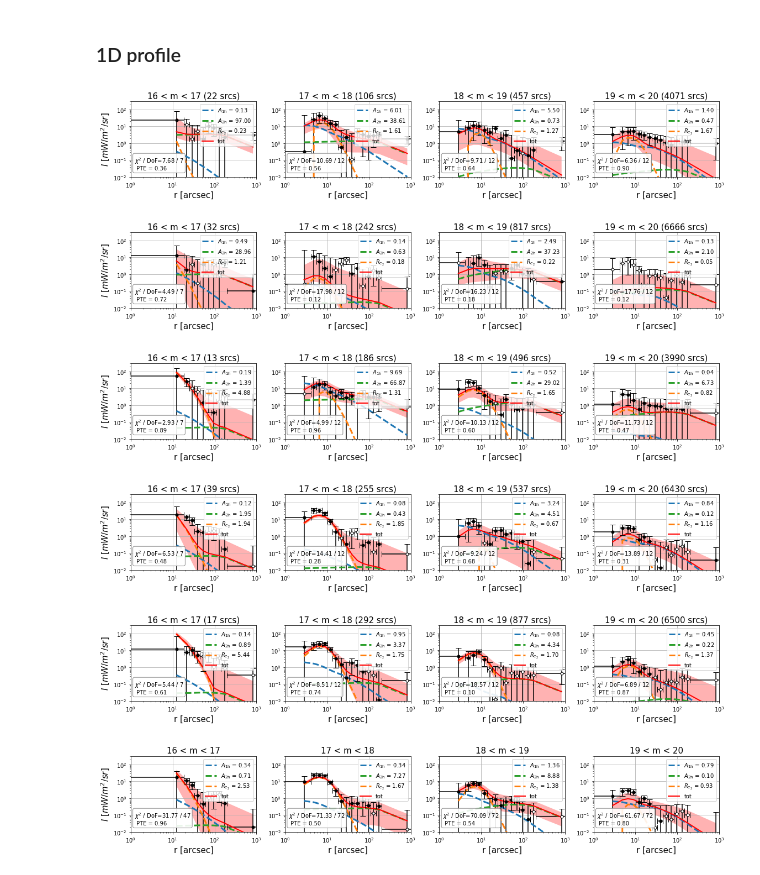
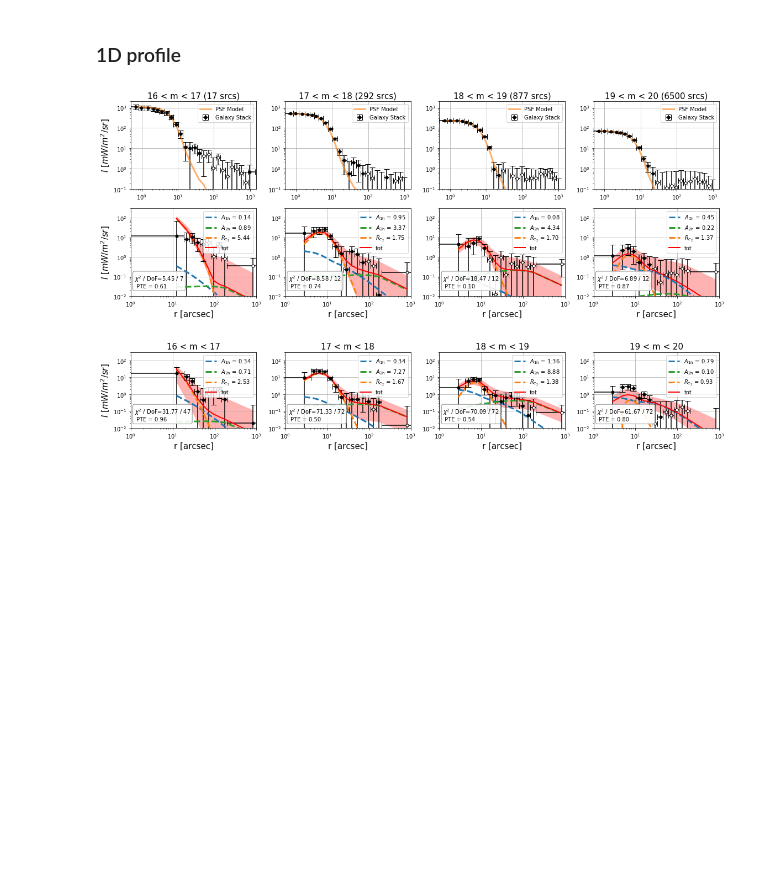
Before and after one commit to yuntingcheng/python_ciber, a Jupyter notebook: stack_modelfit/mcmc.ipynb, the cells around one changed output. Saved outputs shown, nothing was run; the diff lists cells and outputs as text; code cells hidden in the pictures; blank space fills up the shorter version.

```diff
--- a/stack_modelfit/mcmc.ipynb
+++ b/stack_modelfit/mcmc.ipynb
@@ -227,9 +227,12 @@ from run_fit import *
 inst = 1
 filt_order = filt_order_dict[inst]
 for ifield in [4,5,6,7,8]:
-    fig, ax = plt.subplots(1, 4, figsize = (16,3))
+    plt.close()
+    fig, ax = plt.subplots(2, 4, figsize = (16,6))
     for im,(m_min,m_max) in enumerate(zip(magbindict['m_min'],magbindict['m_max'])):
         subsub = True if im==0 else False
+        stackdat = stacking(inst, ifield, m_min, m_max, filt_order=filt_order,
+                    load_from_file=True, BGsub=False, subsub=subsub).stackdat
         param_fit = fit_stacking_mcmc(inst, ifield, im, filt_order,subsub=subsub)
         fitparamdat = get_mcmc_fit_params_3par(inst,im, ifield=ifield,subsub=subsub)
         Re2, A1h, A2h = fitparamdat['Re2'], fitparamdat['A1h'], fitparamdat['A2h'],
@@ -250,53 +253,61 @@ for ifield in [4,5,6,7,8]:
 
         modelprof = param_fit.get_profexcess_model(Re2=Re2_low, A1h=A1h_low, A2h=A2h_low)
         profex_arr_low = modelprof['profex_sub']
         prof1h_arr_low = modelprof['prof1h_sub']
         prof2h_arr_low = modelprof['prof2h_sub']
 
         modelprof = param_fit.get_profexcess_model(Re2=Re2_high, A1h=A1h_high, A2h=A2h_high)
         profex_arr_high = modelprof['profex_sub']
         prof1h_arr_high = modelprof['prof1h_sub']
         prof2h_arr_high = modelprof['prof2h_sub']
 
         rbinedges = param_fit.rsubbinedges
         chi2, pte, dof, chi2_org = param_fit.get_chi2_pte(Npar=3,Re2=Re2, A1h=A1h, A2h=A2h)
 
-        ax[im].loglog(r_arr, prof1h_arr,'C0--', lw=3, label=r'$A_{\rm 1h}$ = %.2f'%A1h)
-        ax[im].loglog(r_arr, prof2h_arr,'C2--', lw=3, label=r'$A_{\rm 2h}$ = %.2f'%A2h)
-        ax[im].loglog(r_arr, profex_arr,'C1--', lw=3, label=r'$R_{e_2}$ = %.2f'%Re2)
-        ax[im].loglog(r_arr, profex_arr + prof1h_arr + prof2h_arr,'r-', lw=2, label = 'tot')
+        ax[1][im].loglog(r_arr, prof1h_arr,'C0--', lw=3, label=r'$A_{\rm 1h}$ = %.2f'%A1h)
+        ax[1][im].loglog(r_arr, prof2h_arr,'C2--', lw=3, label=r'$A_{\rm 2h}$ = %.2f'%A2h)
+        ax[1][im].loglog(r_arr, profex_arr,'C1--', lw=3, label=r'$R_{e_2}$ = %.2f'%Re2)
+        ax[1][im].loglog(r_arr, profex_arr + prof1h_arr + prof2h_arr,'r-', lw=2, label = 'tot')
 
-        ax[im].fill_between(r_arr, profex_arr_low + prof1h_arr_low + prof2h_arr_low,
+        ax[1][im].fill_between(r_arr, profex_arr_low + prof1h_arr_low + prof2h_arr_low,
                         profex_arr_high + prof1h_arr_high + prof2h_arr_high, facecolor='r', alpha=0.3)
 
-        ax[im].text(0.03, 0.10,
+        ax[1][im].text(0.03, 0.10,
                     r'$\chi^2$ / DoF=%.2f / %d'%(chi2,dof) + '\n PTE = %.2f'%(pte),
-                    transform=ax[im].transAxes,
+                    transform=ax[1][im].transAxes,
                     bbox={'boxstyle':'round','alpha':0.9, 'fc':'w','ec':'0.5'}, fontsize=10)
+
         plot_err_log(r_arr,
                      profd_arr,
                      profd_err,
                      xedges = rbinedges,
-                     ax=ax[im], color='k')
+                     ax=ax[1][im], color='k')
 
+        plot_err_log(stackdat['rbins'],
+                     stackdat['profcb'],
+                     np.sqrt(np.diag(stackdat['cov']['profcb'])),
+                     ax=ax[0][im], color='k',label='Galaxy Stack')
+        ax[0][im].loglog(stackdat['rbins'],stackdat['PSF']['profcb'],
+                      'C1', alpha=0.6, lw=3, label='PSF Model')
 
-        ax[im].set_title('%d < m < %d (%d srcs)'%(m_min, m_max, Nsrc),fontsize=15)
-        ax[im].set_ylim([1e-2,3e2])
-        ax[im].set_xlim([1e0,1e3])
-        ax[im].grid()
-        ax[im].legend(loc=1)
-        ax[im].set_xlabel('r [arcsec]',fontsize=15)
-    ax[0].set_ylabel(r'$I$ [$mW/m^2/sr$]',fontsize=15)
+        ax[0][im].set_title('%d < m < %d (%d srcs)'%(m_min, m_max, Nsrc),fontsize=15)
+        ax[0][im].set_ylim([1e-1,2e3])
+        ax[0][im].set_xlim([5e-1,1.5e3])
+        ax[0][im].legend(loc=1)
+        ax[0][im].grid()
+        ax[1][im].set_ylim([1e-2,3e2])
+        ax[1][im].set_xlim([1e0,1e3])
+        ax[1][im].grid()
+        ax[1][im].legend(loc=1)
+        ax[1][im].set_xlabel('r [arcsec]',fontsize=15)
+    ax[0][0].set_ylabel(r'$I$ [$mW/m^2/sr$]',fontsize=15)
+    ax[1][0].set_ylabel(r'$I$ [$mW/m^2/sr$]',fontsize=15)
 #     fig.suptitle(fieldnamedict[ifield], fontsize=16)
 
     plt.tight_layout()
     plt.savefig('plots/TM%d/profile_best_%s_3par.png'%(inst,param_fit.field), dpi = 150)
 # %% [output]
-[figure, old version]
+[figure, new version]
-[figure, removed]
-[figure, removed]
-[figure, removed]
-[figure, removed]
 # %%
 from run_fit import *
 
```
Also changed, not shown: parts of 1 cell of this notebook, 4 other files.
